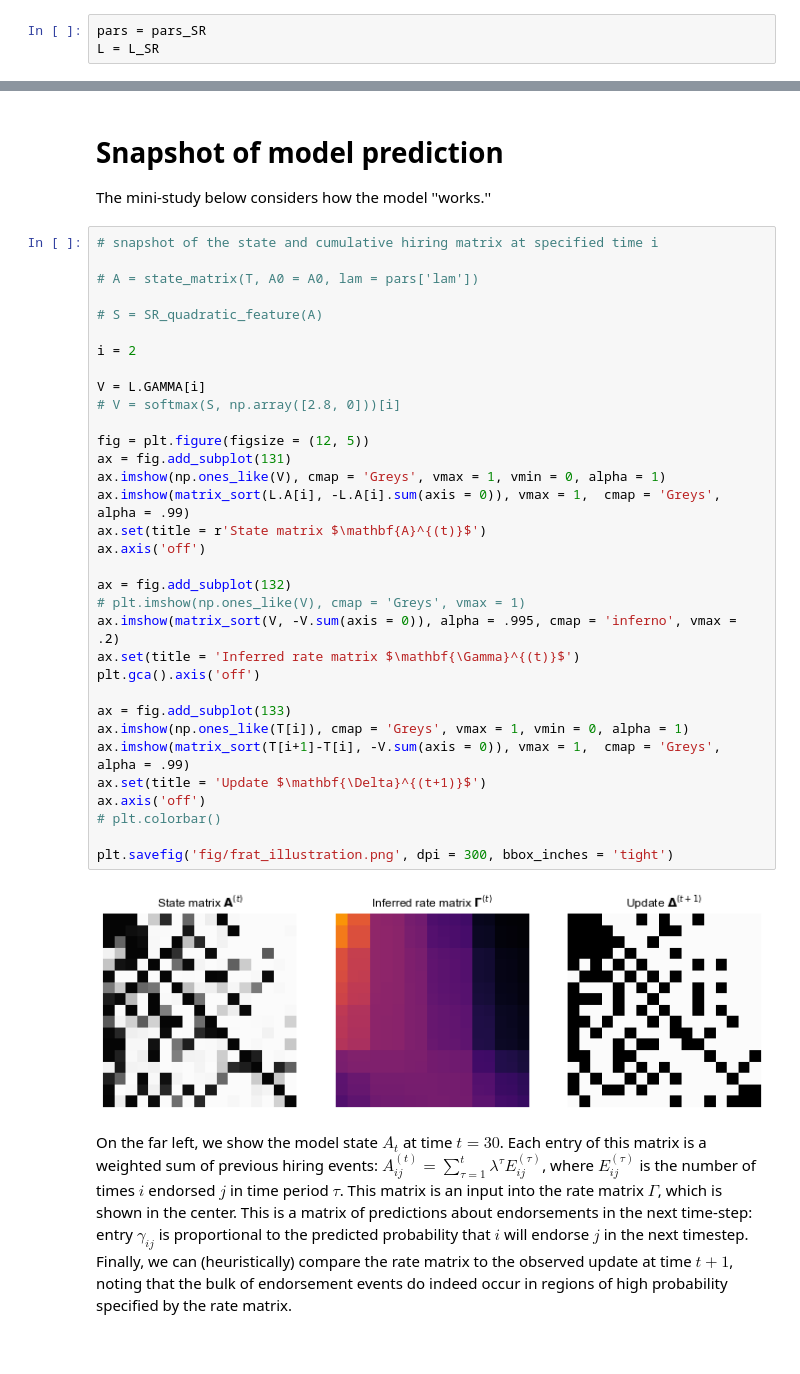
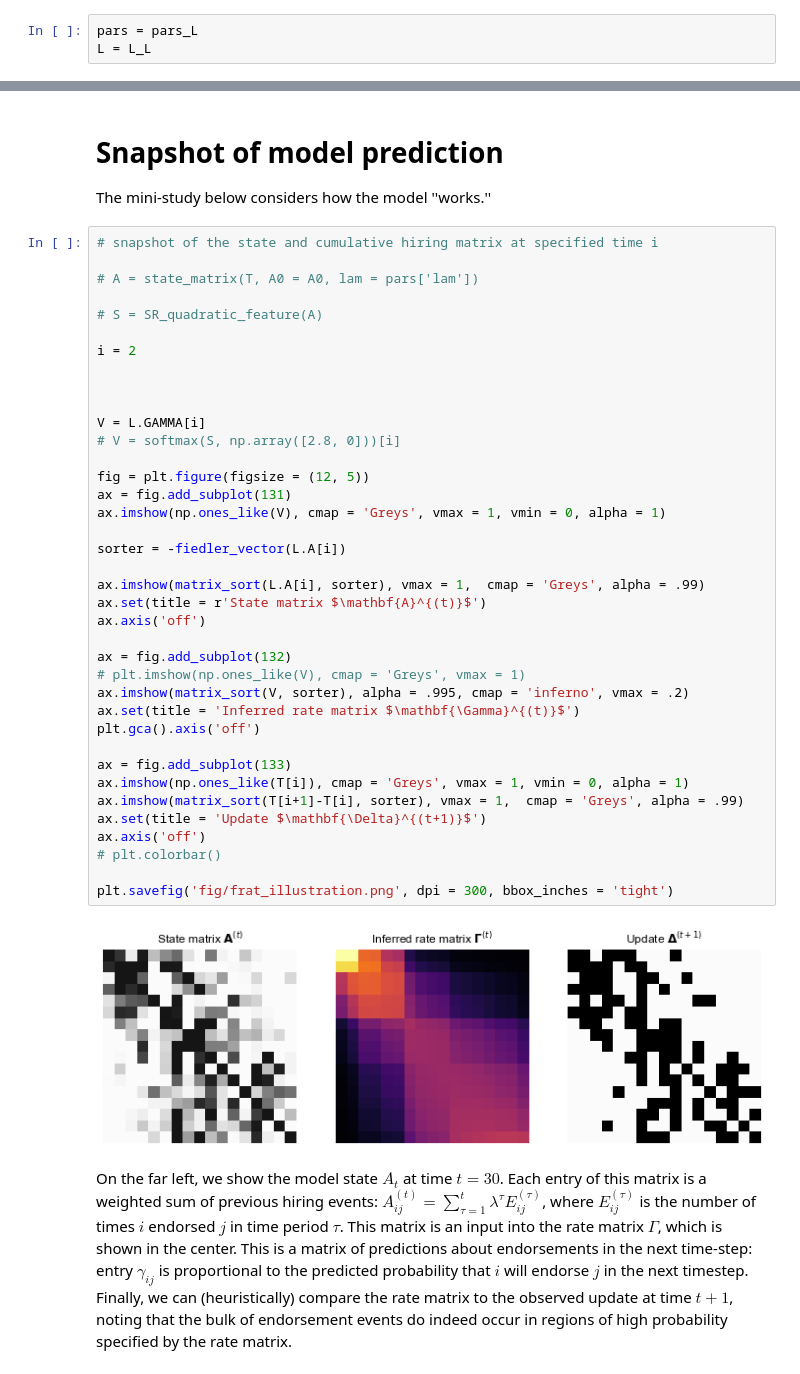
Before and after one commit to PhilChodrow/prestige_reinforcement, a Jupyter notebook: newcomb_frat.ipynb, the cells around one changed output, grey strips where cells are left out. Saved outputs shown, nothing was run; the diff lists cells and outputs as text.

Commit message:
newcomb frat updates with fiedler vector figs

```diff
--- a/newcomb_frat.ipynb
+++ b/newcomb_frat.ipynb
@@ -268,8 +268,8 @@ est = plt.plot(L_L.get_scores())
 # %% [markdown]
 Let's proceed with the SR-based parameters.
 # %%
-pars = pars_SR
-L = L_SR
+pars = pars_L
+L = L_L
 # %% [markdown]
 # Parameter Uncertainty
 
@@ -314,37 +314,42 @@ The mini-study below considers how the model ''works.''
 # snapshot of the state and cumulative hiring matrix at specified time i
 
 # A = state_matrix(T, A0 = A0, lam = pars['lam'])
 
 # S = SR_quadratic_feature(A)
 
 i = 2
 
+
+
 V = L.GAMMA[i]
 # V = softmax(S, np.array([2.8, 0]))[i]
 
 fig = plt.figure(figsize = (12, 5))
 ax = fig.add_subplot(131)
 ax.imshow(np.ones_like(V), cmap = 'Greys', vmax = 1, vmin = 0, alpha = 1)
-ax.imshow(matrix_sort(L.A[i], -L.A[i].sum(axis = 0)), vmax = 1,  cmap = 'Greys', alpha = .99)
+
+sorter = -fiedler_vector(L.A[i])
+
+ax.imshow(matrix_sort(L.A[i], sorter), vmax = 1,  cmap = 'Greys', alpha = .99)
 ax.set(title = r'State matrix $\mathbf{A}^{(t)}$')
 ax.axis('off')
 
 ax = fig.add_subplot(132)
 # plt.imshow(np.ones_like(V), cmap = 'Greys', vmax = 1)
-ax.imshow(matrix_sort(V, -V.sum(axis = 0)), alpha = .995, cmap = 'inferno', vmax = .2)
+ax.imshow(matrix_sort(V, sorter), alpha = .995, cmap = 'inferno', vmax = .2)
 ax.set(title = 'Inferred rate matrix $\mathbf{\Gamma}^{(t)}$')
 plt.gca().axis('off')
 
 ax = fig.add_subplot(133)
 ax.imshow(np.ones_like(T[i]), cmap = 'Greys', vmax = 1, vmin = 0, alpha = 1)
-ax.imshow(matrix_sort(T[i+1]-T[i], -V.sum(axis = 0)), vmax = 1,  cmap = 'Greys', alpha = .99)
+ax.imshow(matrix_sort(T[i+1]-T[i], sorter), vmax = 1,  cmap = 'Greys', alpha = .99)
 ax.set(title = 'Update $\mathbf{\Delta}^{(t+1)}$')
 ax.axis('off')
 # plt.colorbar()
 
 plt.savefig('fig/frat_illustration.png', dpi = 300, bbox_inches = 'tight')
 # %% [output]
-[figure, old version]
+[figure, new version]
 # %% [markdown]
 On the far left, we show the model state $A_t$ at time $t = 30$. Each entry of this matrix is a weighted sum of previous hiring events: $A_{ij}^{(t)} = \sum_{\tau = 1}^t \lambda^\tau E_{ij}^{(\tau)}$, where $E_{ij}^{(\tau)}$ is the number of times $i$ endorsed $j$ in time period $\tau$. This matrix is an input into the rate matrix $\Gamma$, which is shown in the center. This is a matrix of predictions about endorsements in the next time-step: entry $\gamma_{ij}$ is proportional to the predicted probability that $i$ will endorse $j$ in the next timestep. Finally, we can (heuristically) compare the rate matrix to the observed update at time $t+1$, noting that the bulk of endorsement events do indeed occur in regions of high probability specified by the rate matrix.
 # %% [markdown]
```
Also changed, not shown: parts of 6 cells of this notebook.
